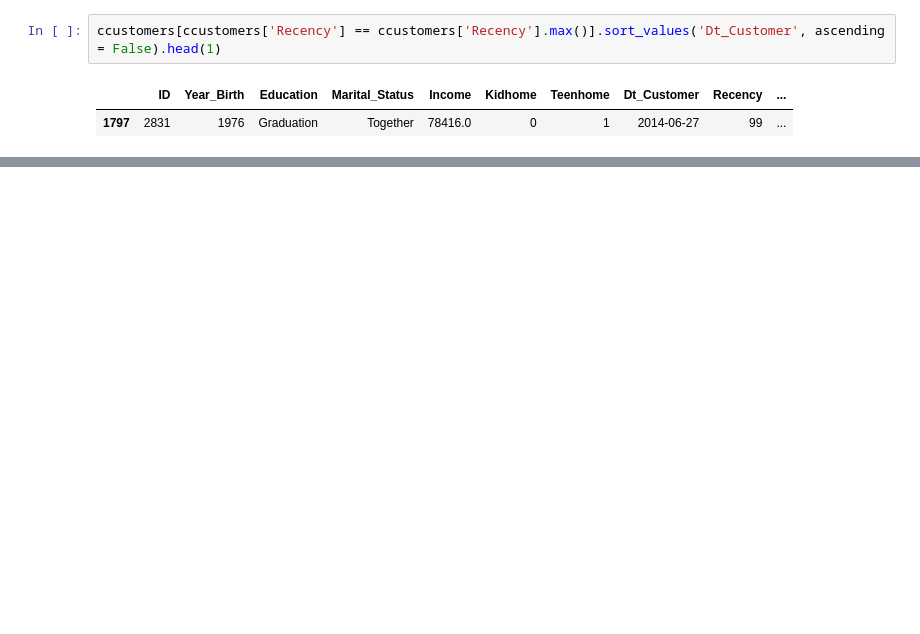
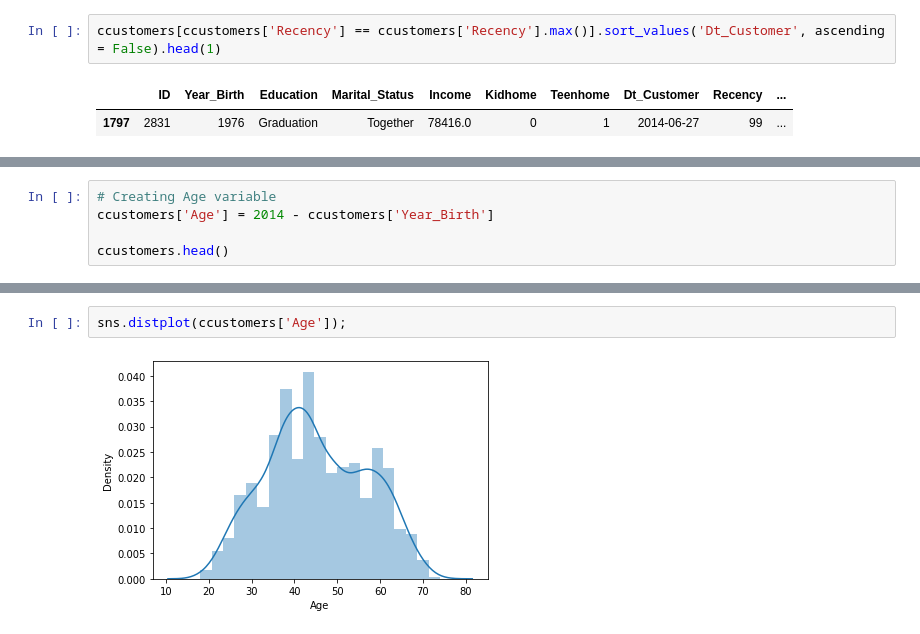
Before and after one commit to renanfmoises/consumer-behavior-analytics, a Jupyter notebook: notebooks/02. Consumer Behavior Analytics - Data Analysis.ipynb, the cells around one changed output, grey strips where cells are left out. Cells and saved outputs as stored; diff of their text form; blank space fills up the shorter version.

```diff
--- a/notebooks/02. Consumer Behavior Analytics - Data Analysis.ipynb
+++ b/notebooks/02. Consumer Behavior Analytics - Data Analysis.ipynb
@@ -236,0 +247,5 @@ At this point of the analysis, I would suggest a meeting with Research and Exper
+# %%
+# Creating Age variable
+ccustomers['Age'] = 2014 - ccustomers['Year_Birth']
+
+ccustomers.head()
@@ -236,0 +259,4 @@ At this point of the analysis, I would suggest a meeting with Research and Exper
+# %%
+sns.distplot(ccustomers['Age']);
+# %% [output]
+[figure, added]
```
Also changed, not shown: parts of 26 cells of this notebook.
